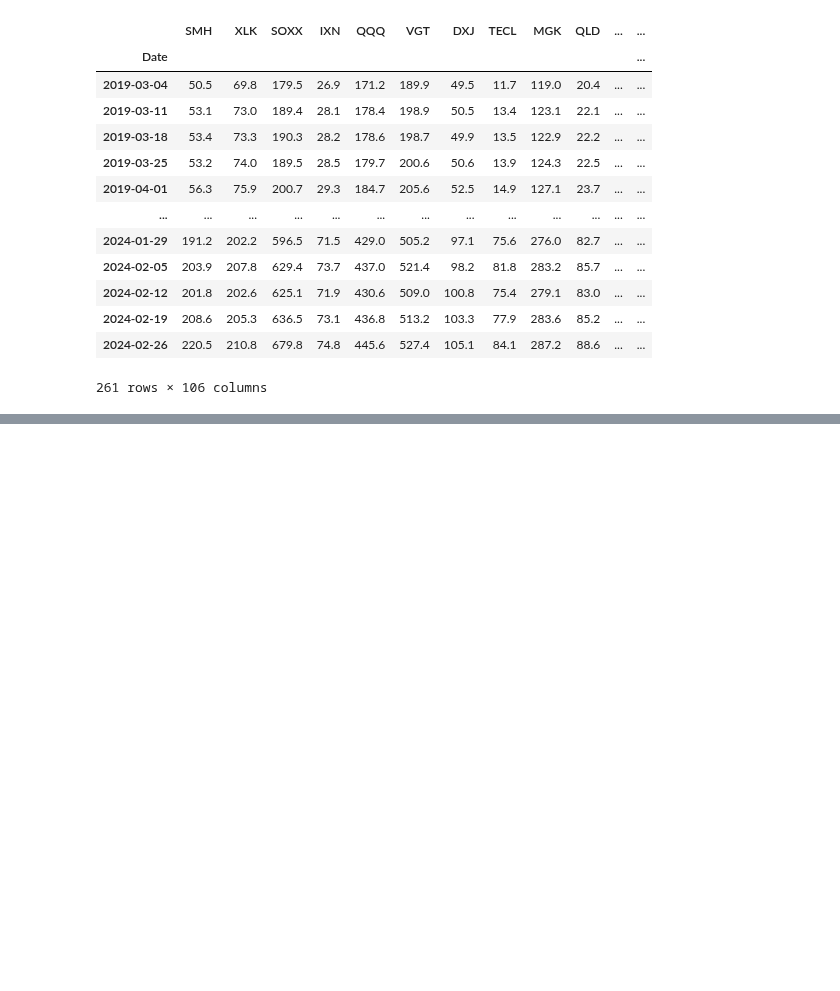
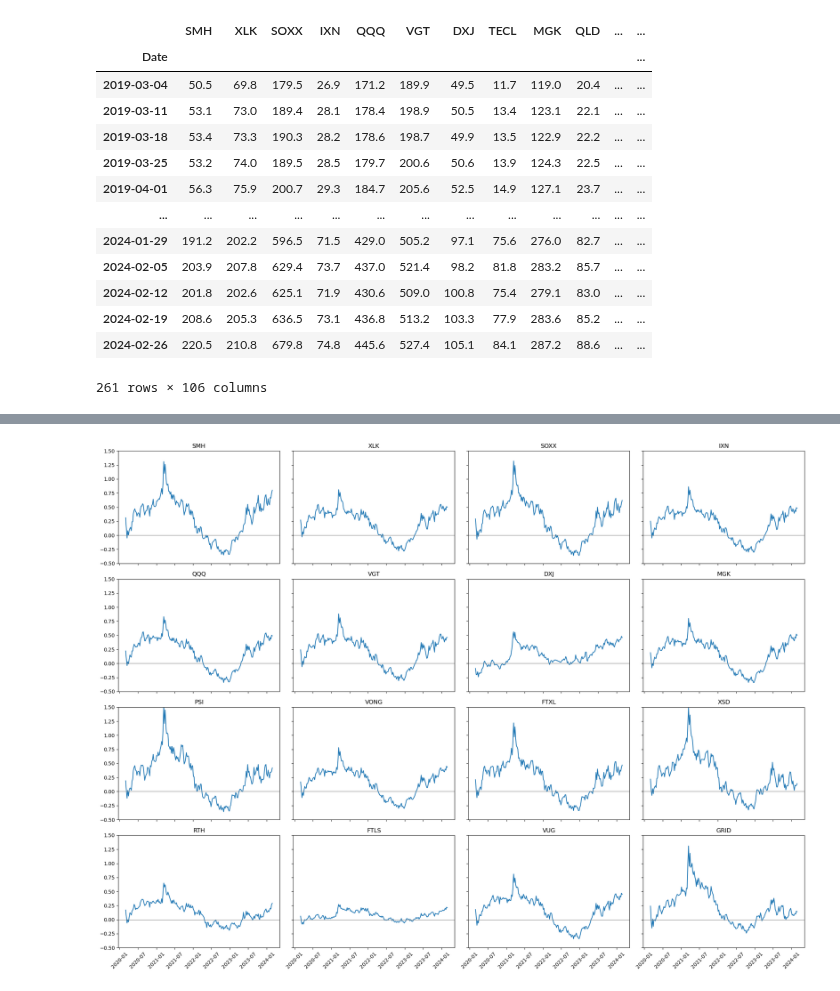
Before and after one commit to KAFKA2306/etf, a Jupyter notebook: top.ipynb, the cells around one changed output, grey strips where cells are left out. Cells and saved outputs as stored; diff of their text form; code cells hidden in the pictures; blank space fills up the shorter version.

```diff
--- a/top.ipynb
+++ b/top.ipynb
@@ -32,8 +32,6 @@ def calculate_sharpe_ratios():
                     if std_dev != 0:  # 0除算を避ける
                         sharpe_ratio = mean_return / std_dev
                         sharpe_ratios[etf] = sharpe_ratio
-            except Exception as e:
-                print(f"Error processing {etf}: {e}")
 
     # シャープレシオが0.5以下のものをフィルタリング
     filtered_sharpe_ratios = {etf: ratio for etf, ratio in sharpe_ratios.items() if ratio > 0.5}
@@ -186,0 +153,22 @@ EXI: 0.51
+# %%
+# 上位16個のETFを4x4のsubplotでプロットし、縦軸を-50%から150%で統一し、0には線を引く
+top_16_etfs = df_long['ETF'].unique()[:16]  # 上位16個のETF名を取得
+fig, axs = plt.subplots(4, 4, figsize=(20, 15), sharex=True, sharey=True)  # 4x4のsubplotを作成、軸を共有
+
+for i, etf in enumerate(top_16_etfs):
+    ax = axs[i//4, i%4]  # subplotの位置を決定
+    df_subset = df_long[df_long['ETF'] == etf]  # ETFに対応するデータを抽出
+    ax.plot(df_subset['Date'], df_subset['52 Week Return'], label='年率リターン')  # プロット
+    ax.axhline(0, color='gray', linewidth=0.8)  # 0の位置に線を引く
+    ax.set_title(etf)  # タイトルをETF名に設定
+    ax.tick_params(axis='x', rotation=45)  # X軸のラベルを45度回転
+    ax.set_ylim(-0.5, 1.5)  # 縦軸の範囲を-50%から150%に設定
+
+# 全てのsubplotで軸が共有されているため、最下行と最左列のみラベルを表示
+for ax in axs.flat:
+    ax.label_outer()
+
+plt.tight_layout()  # subplot間のスペースを調整
+plt.show()  # グラフを表示
+# %% [output]
+[figure, added]
```
Also changed, not shown: parts of 1 cell of this notebook.
